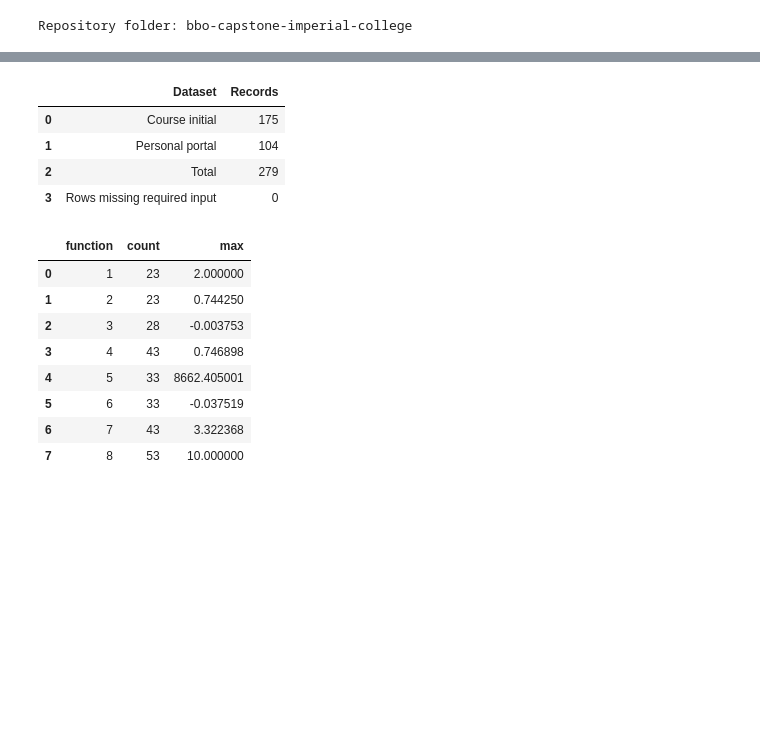
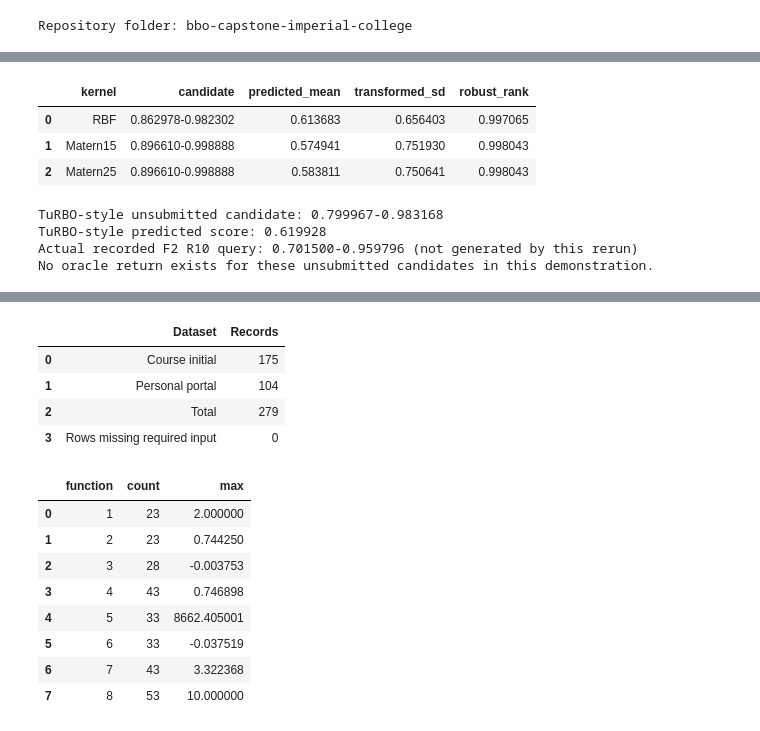
Before and after one commit to tatonsyML/bbo-capstone-imperial-college, a Jupyter notebook: notebooks/Capstone_Final_Walkthrough.ipynb, the cells around one changed output, grey strips where cells are left out. Cells and saved outputs as stored; diff of their text form; code cells hidden in the pictures; blank space fills up the shorter version.

```diff
--- a/notebooks/Capstone_Final_Walkthrough.ipynb
+++ b/notebooks/Capstone_Final_Walkthrough.ipynb
@@ -33,0 +112,26 @@ Repository folder: bbo-capstone-imperial-college
+# %%
+# A real, executable challenger comparison at a historical information cutoff.
+# It is NOT a replay of the original R10 proposal or its portal result.
+f2_cutoff = observations if 'observations' in globals() else pd.read_csv(ROOT / 'data/all_observations.csv')
+f2_cutoff = f2_cutoff.loc[
+    (f2_cutoff['function'] == 2) & (f2_cutoff['round'] <= 9)
+]
+X2 = f2_cutoff[['x1', 'x2']].to_numpy(float)
+y2 = f2_cutoff['output'].to_numpy(float)
+
+committee = hebo_inspired_committee(X2, y2, seed=109, n_power=9)
+trust = turbo_style_candidate(X2, y2, length=0.20, seed=909, n_power=9)
+display(committee[['kernel', 'candidate', 'predicted_mean', 'transformed_sd', 'robust_rank']])
+print('TuRBO-style unsubmitted candidate:', trust['candidate'])
+print('TuRBO-style predicted score:', round(trust['predicted_mean'], 6))
+print('Actual recorded F2 R10 query: 0.701500-0.959796 (not generated by this rerun)')
+print('No oracle return exists for these unsubmitted candidates in this demonstration.')
+# %% [output]
+|  | kernel | candidate | predicted_mean | transformed_sd | robust_rank |
+| 0 | RBF | 0.862978-0.982302 | 0.613683 | 0.656403 | 0.997065 |
+| 1 | Matern15 | 0.896610-0.998888 | 0.574941 | 0.751930 | 0.998043 |
+| 2 | Matern25 | 0.896610-0.998888 | 0.583811 | 0.750641 | 0.998043 |
+TuRBO-style unsubmitted candidate: 0.799967-0.983168
+TuRBO-style predicted score: 0.619928
+Actual recorded F2 R10 query: 0.701500-0.959796 (not generated by this rerun)
+No oracle return exists for these unsubmitted candidates in this demonstration.
```
Also changed, not shown: parts of 22 cells of this notebook, 19 other files.
